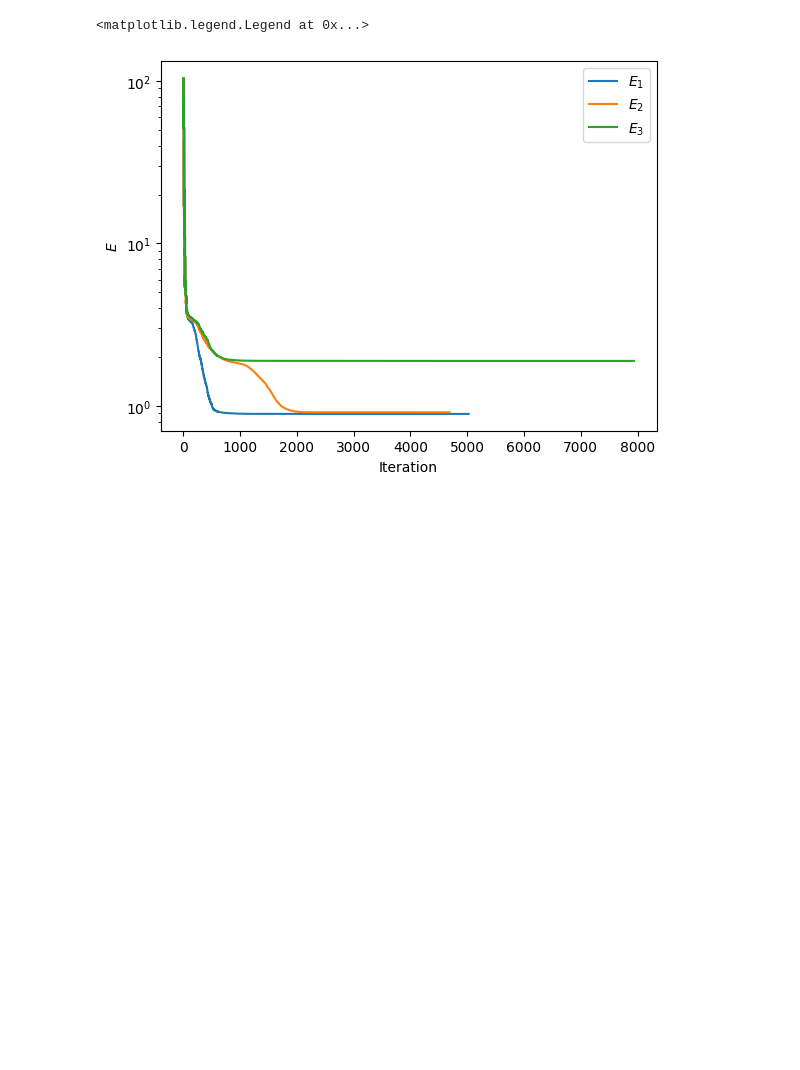
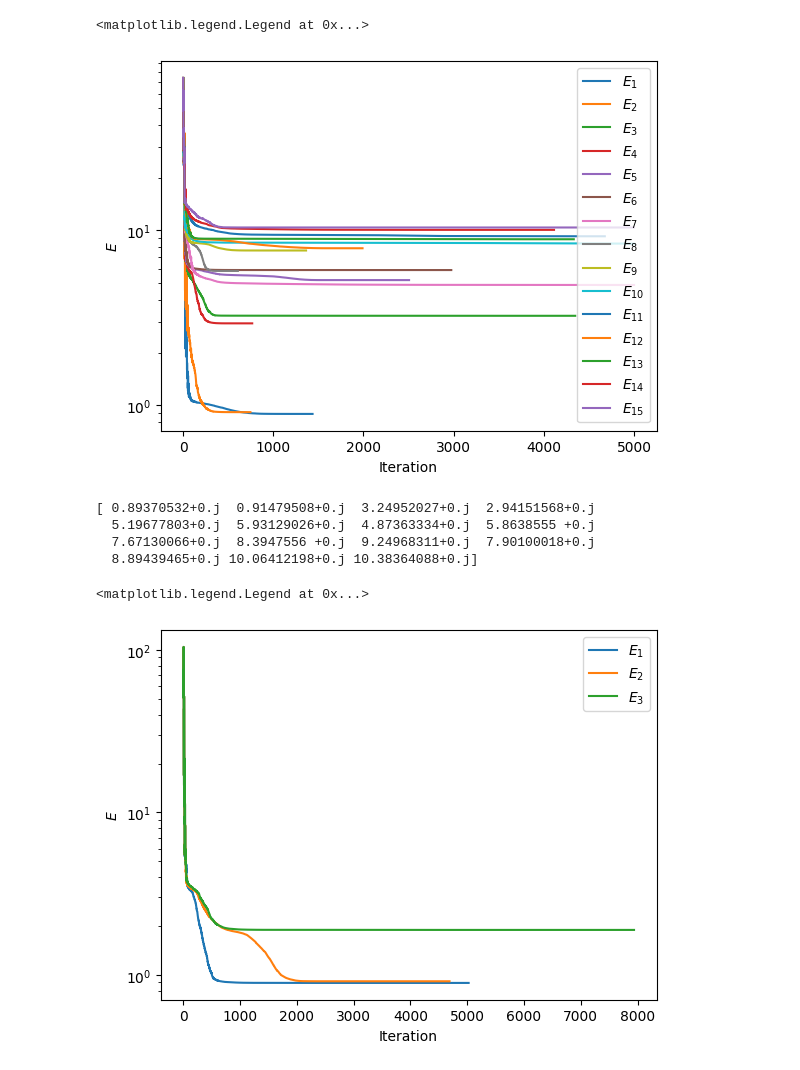
Before and after one commit to chrisculver/SUSY_QuantumComputing, a Jupyter notebook: production/vqd_dw_l16.ipynb, the cells around one changed output. Cells and saved outputs as stored; diff of their text form; code cells hidden in the pictures; blank space fills up the shorter version.

```diff
--- a/production/vqd_dw_l16.ipynb
+++ b/production/vqd_dw_l16.ipynb
@@ -96,3 +152,44 @@ plt.legend(loc='upper right')
+# %%
+k=15
+betas=[5 for i in range(k)]
+
+counts=[]
+values=[]
+steps=[]
+
+def callback(eval_count, params, value, meta, step):
+    counts.append(eval_count)
+    values.append(value)
+    steps.append(step)
+
+counts=[]
+values=[]
+steps=[]
+
+vqd=VQD(estimator, fidelity, ansatz, optimizer=COBYLA(maxiter=5000, tol=1e-4), k=k, betas=betas, callback=callback)
+result=vqd.compute_eigenvalues(operator=hamOP) #  < phi_k | H | phi_k >
+
+counts=np.asarray(counts)
+steps=np.asarray(steps)
+values=np.asarray(values)
+for i in range(1,k+1):
+    _counts=counts[np.where(steps==i)]
+    _values=values[np.where(steps==i)]
+    plt.plot(_counts,_values,label=r'$E_{{{}}}$'.format(i))
+plt.xlabel(r'Iteration')
+plt.ylabel(r'$E$')
+plt.yscale('log')
+plt.legend(loc='upper right')
+# %% [output]
+<matplotlib.legend.Legend at 0x...>
+[figure, added]
+# %%
+print(result.eigenvalues)
+# %% [output]
+[ 0.89370532+0.j  0.91479508+0.j  3.24952027+0.j  2.94151568+0.j
+  5.19677803+0.j  5.93129026+0.j  4.87363334+0.j  5.8638555 +0.j
+  7.67130066+0.j  8.3947556 +0.j  9.24968311+0.j  7.90100018+0.j
+  8.89439465+0.j 10.06412198+0.j 10.38364088+0.j]
 # %%
 counts=[]
 values=[]
```
Also changed, not shown: parts of 4 cells of this notebook, 1 other file.
